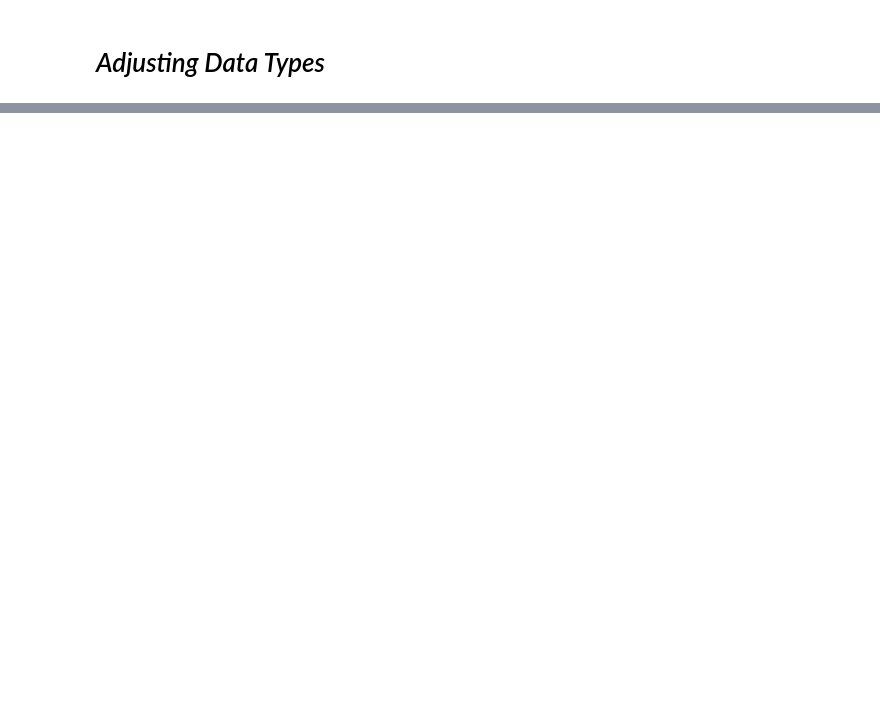
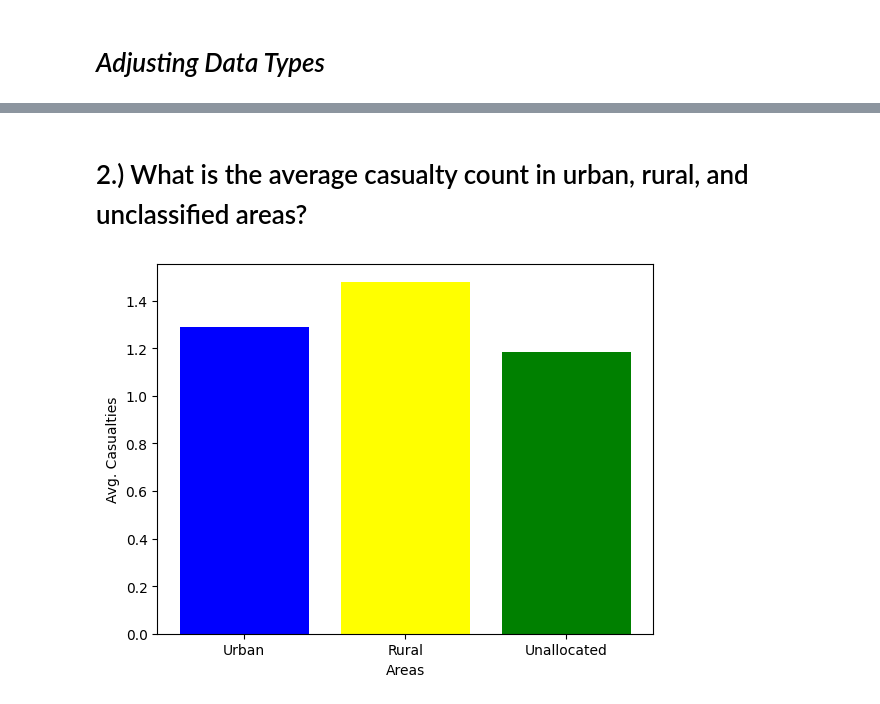
Before and after one commit to senseikim/ITELEC303, a Jupyter notebook: activity2.ipynb, the cells around one changed output, grey strips where cells are left out. Cells and saved outputs as stored; diff of their text form; code cells hidden in the pictures; blank space fills up the shorter version.

```diff
--- a/activity2.ipynb
+++ b/activity2.ipynb
@@ -306,0 +270,8 @@ Name: Number_of_Casualties, dtype: float64
+# %%
+uk['Latitude'] = uk['Latitude'].fillna(uk['Latitude'].mean())
+uk['Longitude'] = uk['Longitude'].fillna(uk['Longitude'].mean())
+uk['Road_Surface_Conditions'] = uk['Road_Surface_Conditions'].fillna('unaccounted')
+uk['Road_Type'] = uk['Road_Type'].fillna('unaccounted')
+uk['Urban_or_Rural_Area'] = uk['Urban_or_Rural_Area'].fillna(uk['Urban_or_Rural_Area'].mode()[0])
+uk['Weather_Conditions'] = uk['Weather_Conditions'].fillna('unaccounted')
+uk.isnull().sum()
@@ -306,0 +316,11 @@ Name: Number_of_Casualties, dtype: float64
+# %%
+uk['Index'] = uk['Index'].astype('category')
+uk['Accident_Severity'] = uk['Accident_Severity'].astype('category')
+uk['Latitude'] = uk['Latitude'].astype('category')
+uk['Light_Conditions'] = uk['Light_Conditions'].astype('category')
+uk['District Area'] = uk['District Area'].astype('category')
+uk['Road_Surface_Conditions'] = uk['Road_Surface_Conditions'].astype('category')
+uk['Road_Type'] = uk['Road_Type'].astype('category')
+uk['Urban_or_Rural_Area'] = uk['Urban_or_Rural_Area'].astype('category')
+uk['Weather_Conditions'] = uk['Weather_Conditions'].astype('category')
+uk['Vehicle_Type'] = uk['Vehicle_Type'].astype('category')
@@ -361,0 +426,13 @@ dtype: int64
+# %% [markdown]
+<h1>2.) What is the average casualty count in urban, rural, and unclassified areas?</h1>
+# %%
+
+urban = uk[uk['Urban_or_Rural_Area'] == 'Urban']['Number_of_Casualties'].mean()
+rural = uk[uk['Urban_or_Rural_Area'] == 'Rural']['Number_of_Casualties'].mean()
+not_recorded = uk[uk['Urban_or_Rural_Area'] == 'Unallocated']['Number_of_Casualties'].mean()
+plt.bar(['Urban', 'Rural', 'Unallocated'], [urban, rural, not_recorded], color=['blue', 'yellow', 'green'])
+plt.xlabel('Areas')
+plt.ylabel('Avg. Casualties')
+plt.show()
+# %% [output]
+[figure, added]
```
Also changed, not shown: parts of 44 cells of this notebook.
